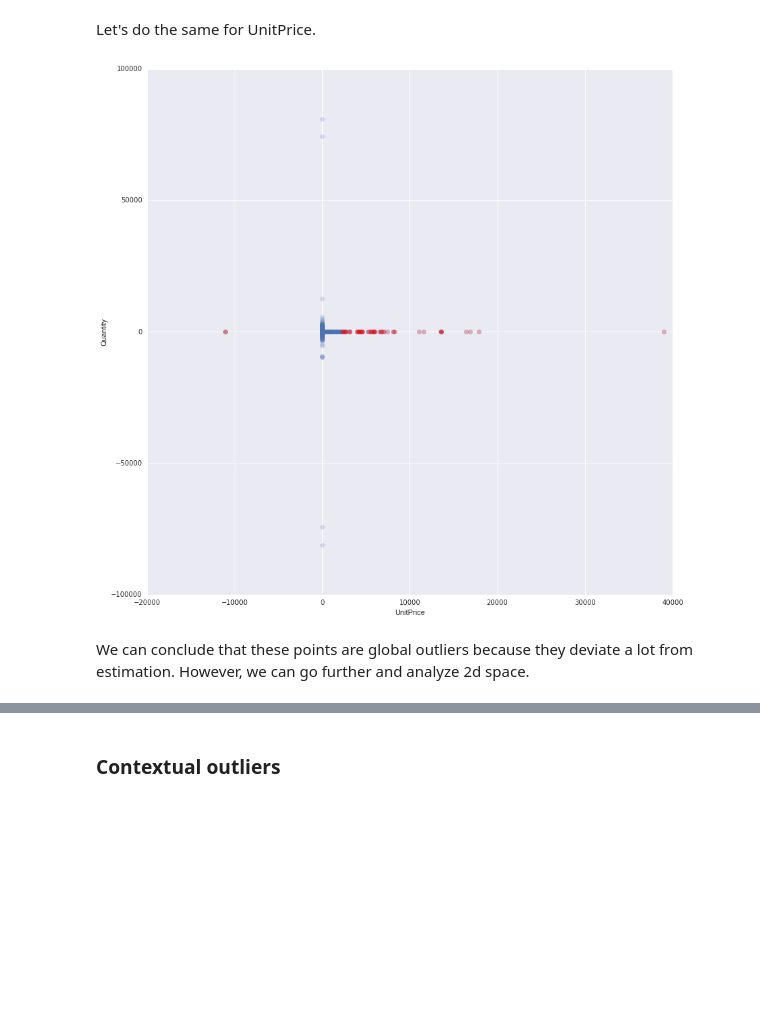
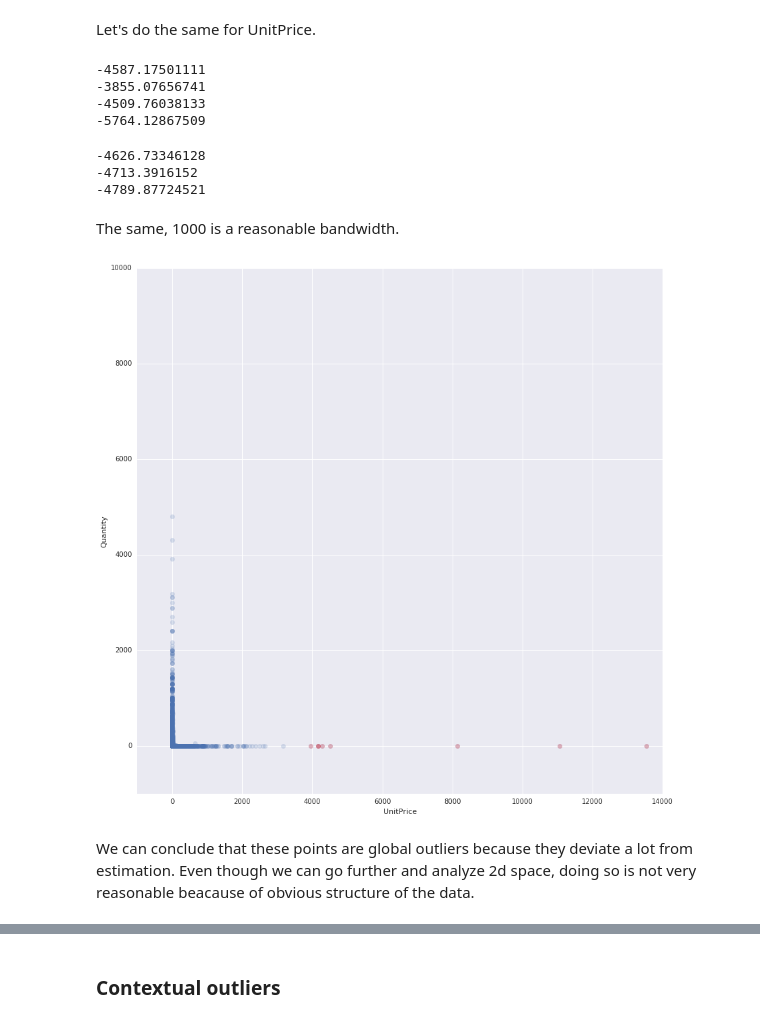
Before and after one commit to artemkondyukov/data_mining_asgn_3, a Jupyter notebook: outlier_detection.ipynb, the cells around one changed output, grey strips where cells are left out. Saved outputs shown, nothing was run; the diff lists cells and outputs as text; code cells hidden in the pictures; blank space fills up the shorter version.

Commit message:
Contextual outlier detection implemented. Collective outliers implementation started.

```diff
--- a/outlier_detection.ipynb
+++ b/outlier_detection.ipynb
@@ -177,20 +214,49 @@ ax.set_ylabel("Quantity");
 # %% [markdown]
 Let's do the same for UnitPrice.
+# %%
+ptrain, pvalidate = train_test_split(data.UnitPrice.values)
+
+for bandwidth in [10, 100, 1000, 10000]:
+    kd = KernelDensity(bandwidth=bandwidth)
+    kd.fit(np.expand_dims(ptrain, 1))
+    dpv = np.unique(pvalidate)
+    print(kd.score(np.expand_dims(dpv, 1)))
+# %% [output]
+-4587.17501111
+-3855.07656741
+-4509.76038133
+-5764.12867509
+# %%
+ptrain, pvalidate = train_test_split(data.UnitPrice.values)
+
+for bandwidth in [1100, 1300, 1500]:
+    kd = KernelDensity(bandwidth=bandwidth)
+    kd.fit(np.expand_dims(ptrain, 1))
+    dpv = np.unique(pvalidate)
+    print(kd.score(np.expand_dims(dpv, 1)))
+# %% [output]
+-4626.73346128
+-4713.3916152
+-4789.87724521
+# %% [markdown]
+The same, 1000 is a reasonable bandwidth.
 # %%
-kd = KernelDensity(bandwidth=500)
+kd = KernelDensity(bandwidth=1000)
 kd.fit(np.expand_dims(data.UnitPrice.values, 1))
 dpv = np.unique(data.UnitPrice.values)
 log_pdf = kd.score_samples(np.expand_dims(dpv, 1))
 # %%
-outlier_unitprice = dpv[np.exp(log_pdf) < 0.000000075]
+outlier_unitprice = dpv[np.exp(log_pdf) < 0.000001]
 outliers_sel = np.vectorize(lambda x: x in outlier_unitprice)(p)
 fig = plt.figure(figsize=(14, 14))
 ax = fig.add_subplot(111)
 plt.plot(p, q, linestyle='', marker='o', alpha=.2);
 plt.plot(p[outliers_sel], q[outliers_sel], linestyle='', marker='o', alpha=.2, color='r');
+ax.set_xlim(-1000, 14000)
+ax.set_ylim(-1000, 10000)
 ax.set_xlabel("UnitPrice");
 ax.set_ylabel("Quantity");
 # %% [output]
-[figure, old version]
+[figure, new version]
 # %% [markdown]
-We can conclude that these points are global outliers because they deviate a lot from estimation. However, we can go further and analyze 2d space.
+We can conclude that these points are global outliers because they deviate a lot from estimation. Even though we can go further and analyze 2d space, doing so is not very reasonable beacause of obvious structure of the data.
```
Also changed, not shown: parts of 45 cells of this notebook.
